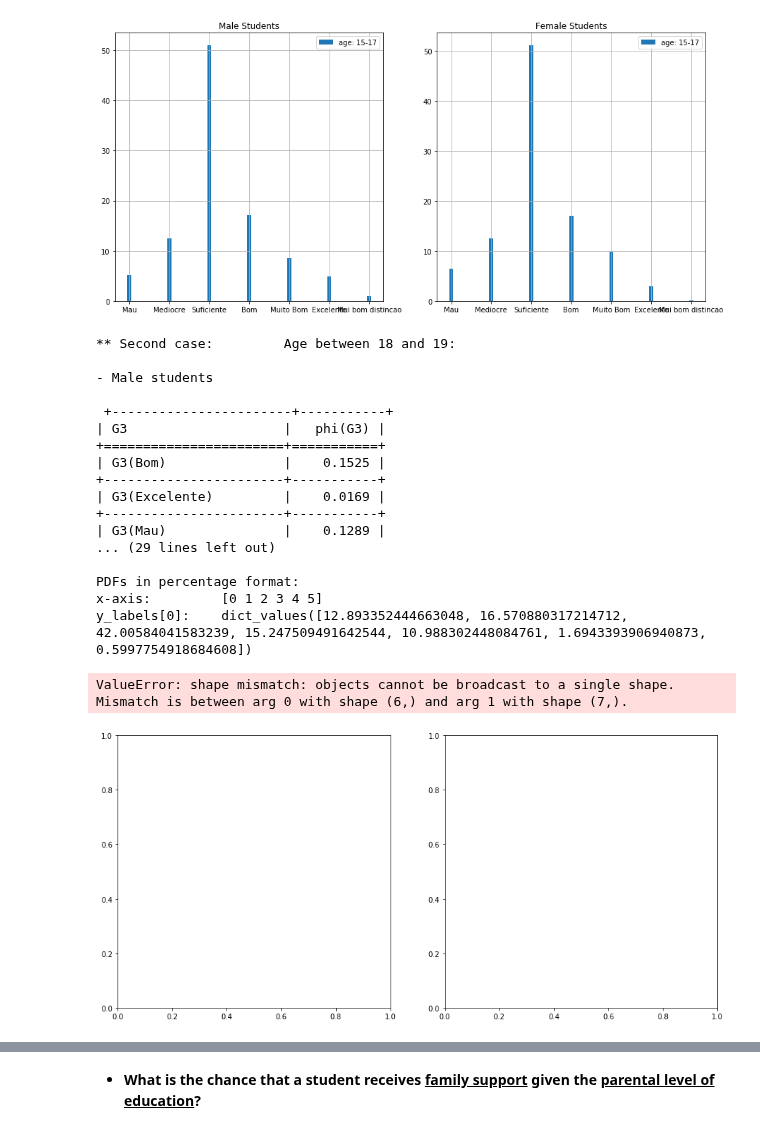
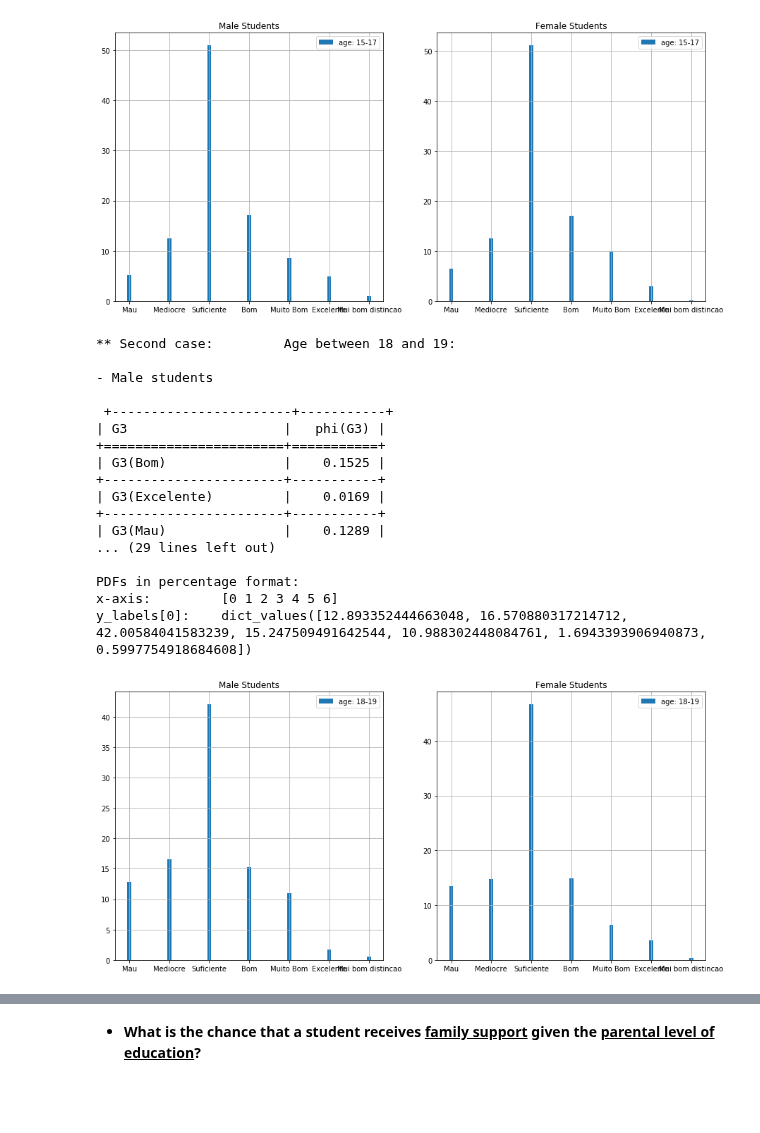
Before and after one commit to Mikalb98/StudentAnalysis-BayesianNetwork, a Jupyter notebook: Bayesian Model.ipynb, the cells around one changed output, grey strips where cells are left out. Cells and saved outputs as stored; diff of their text form; code cells hidden in the pictures; blank space fills up the shorter version.

```diff
--- a/Bayesian Model.ipynb
+++ b/Bayesian Model.ipynb
@@ -2241,37 +2241,36 @@ titles = ["Male Students", "Female Students"]
 pdf_legends = ['age: 18-19', 'age: 18-19']
 figsize = (15,7)
 diz = [diz1, diz2]
 
 
 #plot all the pdf:
 print("\nPDFs in percentage format:")
 plot_pdf(rows = rows,
          cols = cols,
          titles = titles,
          pdf_legends = pdf_legends,
          figsize = figsize,
-         x_ticklabels = [2,3,4,5,6,7],#x_ticklabels,
+         x_ticklabels = x_ticklabels,
          diz = diz)
 # %% [output]
 ** Second case:         Age between 18 and 19:
 
 - Male students
 
  +-----------------------+-----------+
 | G3                    |   phi(G3) |
 +=======================+===========+
 | G3(Bom)               |    0.1525 |
 +-----------------------+-----------+
 | G3(Excelente)         |    0.0169 |
 +-----------------------+-----------+
 | G3(Mau)               |    0.1289 |
 ... (29 lines left out)
 
 PDFs in percentage format:
-x-axis:         [0 1 2 3 4 5]
+x-axis:         [0 1 2 3 4 5 6]
 y_labels[0]:    dict_values([12.893352444663048, 16.570880317214712, 42.00584041583239, 15.247509491642544, 10.988302448084761, 1.6943393906940873, 0.5997754918684608])
-ValueError: shape mismatch: objects cannot be broadcast to a single shape.  Mismatch is between arg 0 with shape (6,) and arg 1 with shape (7,).
-[figure, old version]
+[figure, new version]
 # %%
 #--------Inference CPT representations--------
 
```
Also changed, not shown: parts of 7 cells of this notebook.
